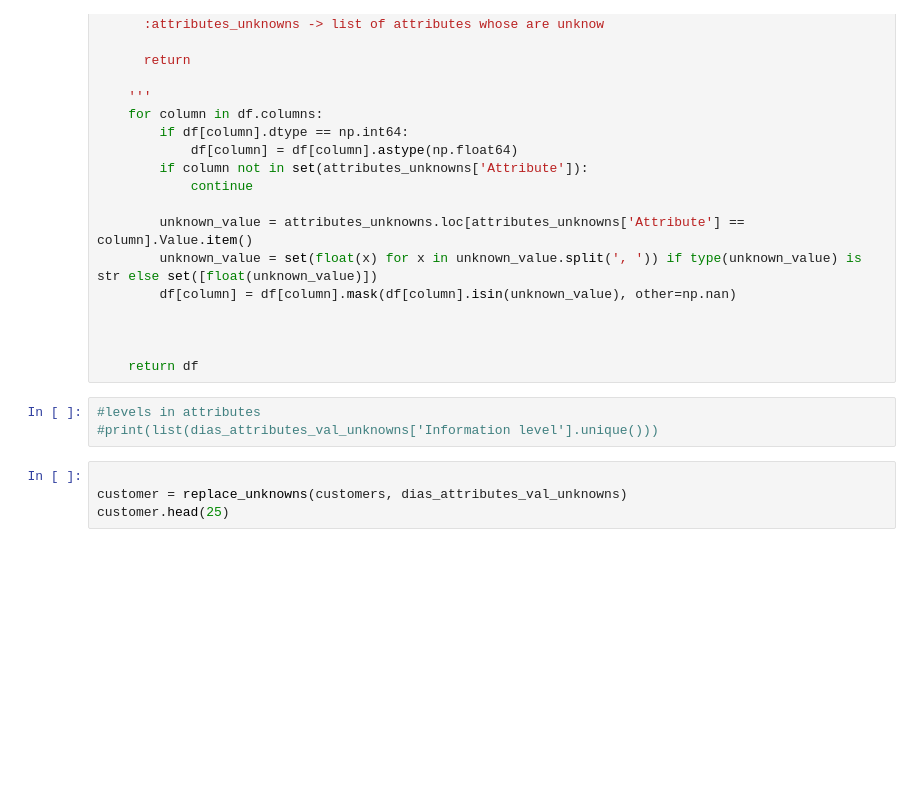
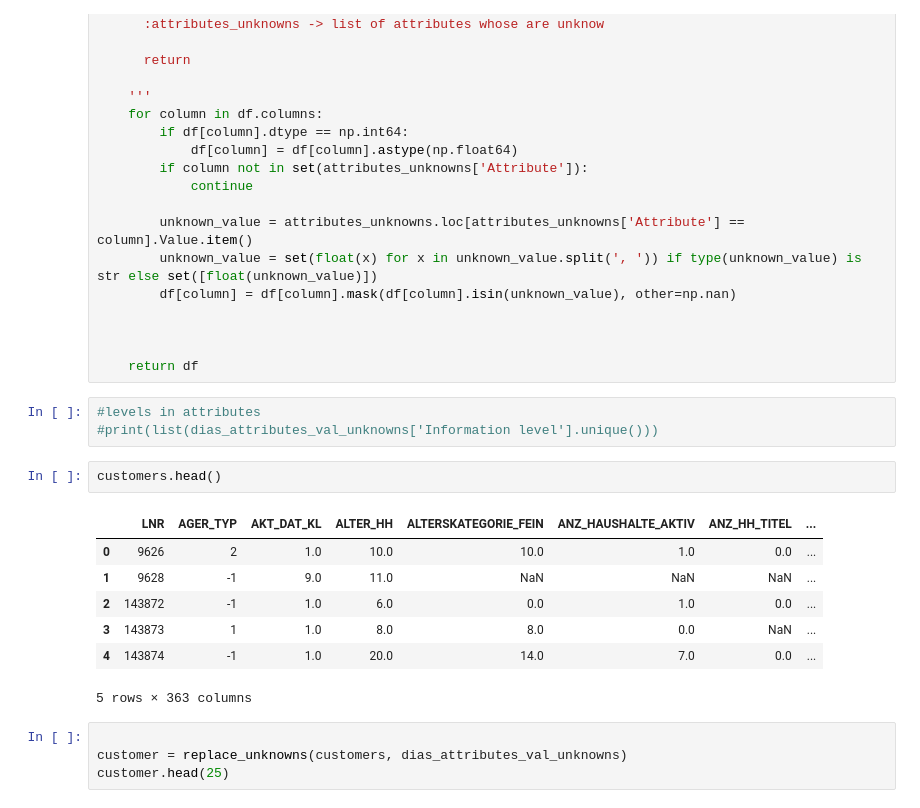
Before and after one commit to olgaferro/Bertelsmann-Arvato-Project, a Jupyter notebook: Arvato Project Workbook.ipynb, the cells around one changed output. Saved outputs shown, nothing was run; the diff lists cells and outputs as text; blank space fills up the shorter version.

```diff
--- a/Arvato Project Workbook.ipynb
+++ b/Arvato Project Workbook.ipynb
@@ -503,6 +494,16 @@ def replace_unknowns(df, attributes_unknowns):
 # %%
 #levels in attributes
 #print(list(dias_attributes_val_unknowns['Information level'].unique()))
+# %%
+customers.head()
+# %% [output]
+|  | LNR | AGER_TYP | AKT_DAT_KL | ALTER_HH | ALTERSKATEGORIE_FEIN | ANZ_HAUSHALTE_AKTIV | ANZ_HH_TITEL | ... |
+| 0 | 9626 | 2 | 1.0 | 10.0 | 10.0 | 1.0 | 0.0 | ... |
+| 1 | 9628 | -1 | 9.0 | 11.0 | NaN | NaN | NaN | ... |
+| 2 | 143872 | -1 | 1.0 | 6.0 | 0.0 | 1.0 | 0.0 | ... |
+| 3 | 143873 | 1 | 1.0 | 8.0 | 8.0 | 0.0 | NaN | ... |
+| 4 | 143874 | -1 | 1.0 | 20.0 | 14.0 | 7.0 | 0.0 | ... |
+5 rows × 363 columns
 # %%
 
 customer = replace_unknowns(customers, dias_attributes_val_unknowns)
```
Also changed, not shown: parts of 11 cells of this notebook, 1 other file.
